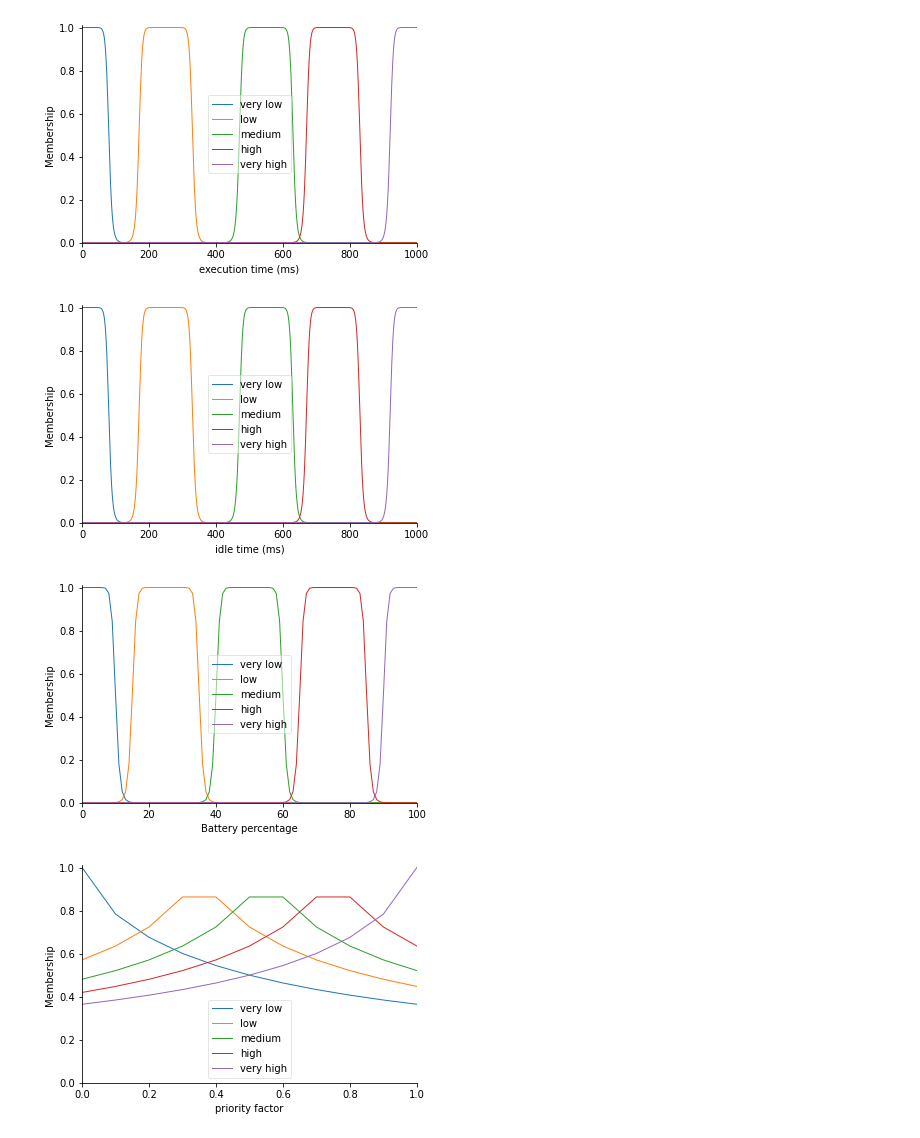
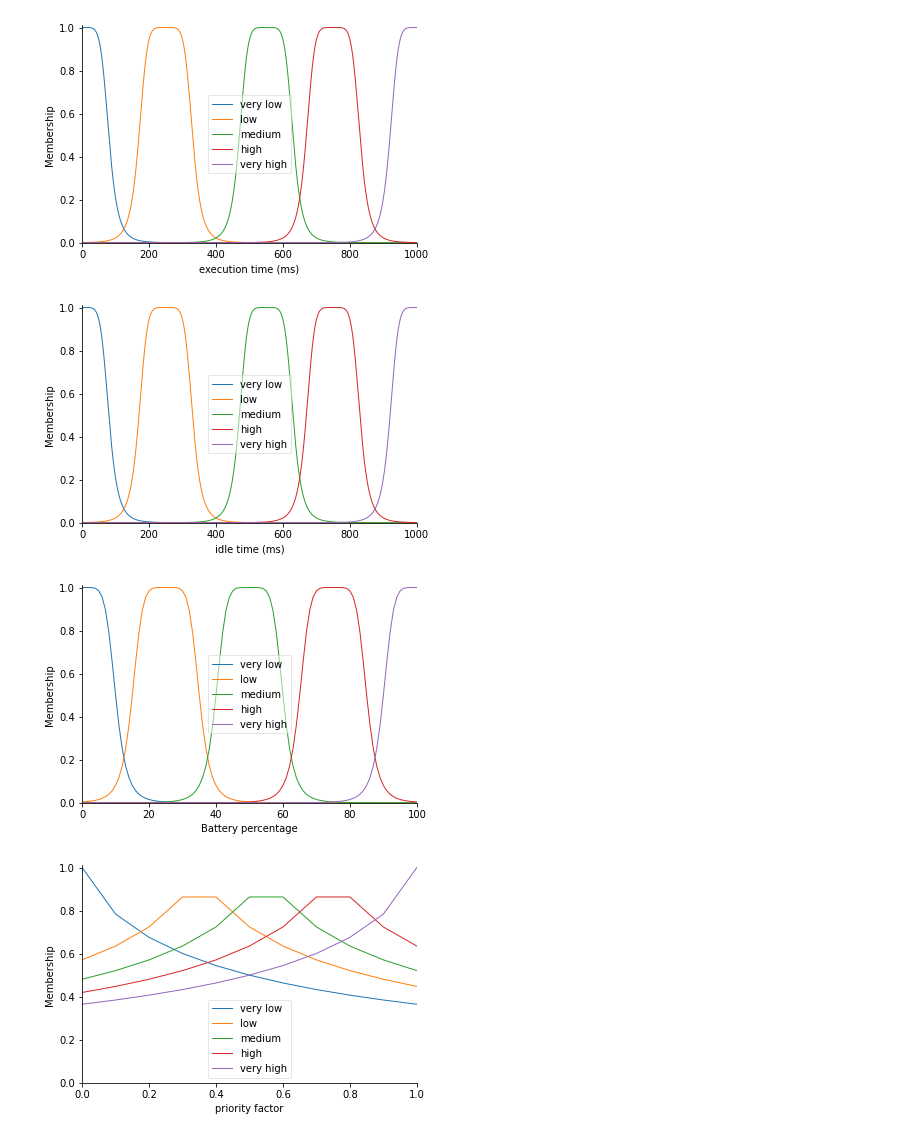
Before and after one commit to Tanuka-Mondal/Fuzzy, a Jupyter notebook: fuzzy_bell.ipynb, the cells around one changed output. Saved outputs shown, nothing was run; the diff lists cells and outputs as text; code cells hidden in the pictures.

```diff
--- a/fuzzy_bell.ipynb
+++ b/fuzzy_bell.ipynb
@@ -23,34 +23,34 @@ from skfuzzy import control as ctrl
 import matplotlib.pyplot as plt
 # %%
 ei = ctrl.Antecedent(np.arange(0,1001,1),'execution time (ms)') #mili second
-ei['very low'] = fuzzy.gbellmf(ei.universe,80,8,0)
-ei['low'] = fuzzy.gbellmf(ei.universe,80,8,250)
-ei['medium'] = fuzzy.gbellmf(ei.universe,80,8,550)
-ei['high'] = fuzzy.gbellmf(ei.universe,80,8,750)
-ei['very high'] = fuzzy.gbellmf(ei.universe,80,8,1000)
+ei['very low'] = fuzzy.gbellmf(ei.universe,80,3,0)
+ei['low'] = fuzzy.gbellmf(ei.universe,80,3,250)
+ei['medium'] = fuzzy.gbellmf(ei.universe,80,3,550)
+ei['high'] = fuzzy.gbellmf(ei.universe,80,3,750)
+ei['very high'] = fuzzy.gbellmf(ei.universe,80,3,1000)
 ei.view()
 # %% [output]
-[figure, old version]
+[figure, new version]
 # %%
 Ii = ctrl.Antecedent(np.arange(0,1001,1),'idle time (ms)')
-Ii['very low'] = fuzzy.gbellmf(Ii.universe,80,8,0)
-Ii['low'] = fuzzy.gbellmf(Ii.universe,80,8,250)
-Ii['medium'] = fuzzy.gbellmf(Ii.universe,80,8,550)
-Ii['high'] = fuzzy.gbellmf(Ii.universe,80,8,750)
-Ii['very high'] = fuzzy.gbellmf(Ii.universe,80,8,1000)
+Ii['very low'] = fuzzy.gbellmf(Ii.universe,80,3,0)
+Ii['low'] = fuzzy.gbellmf(Ii.universe,80,3,250)
+Ii['medium'] = fuzzy.gbellmf(Ii.universe,80,3,550)
+Ii['high'] = fuzzy.gbellmf(Ii.universe,80,3,750)
+Ii['very high'] = fuzzy.gbellmf(Ii.universe,80,3,1000)
 Ii.view()
 # %% [output]
-[figure, old version]
+[figure, new version]
 # %%
 bi = ctrl.Antecedent(np.arange(0,101,1),'Battery percentage')
-bi['very low'] = fuzzy.gbellmf(bi.universe,10,8,0)
-bi['low'] = fuzzy.gbellmf(bi.universe,10,8,25)
-bi['medium'] = fuzzy.gbellmf(bi.universe,10,8,50)
-bi['high'] = fuzzy.gbellmf(bi.universe,10,8,75)
-bi['very high'] = fuzzy.gbellmf(bi.universe,10,8,100)
+bi['very low'] = fuzzy.gbellmf(bi.universe,10,3,0)
+bi['low'] = fuzzy.gbellmf(bi.universe,10,3,25)
+bi['medium'] = fuzzy.gbellmf(bi.universe,10,3,50)
+bi['high'] = fuzzy.gbellmf(bi.universe,10,3,75)
+bi['very high'] = fuzzy.gbellmf(bi.universe,10,3,100)
 bi.view()
 # %% [output]
-[figure, old version]
+[figure, new version]
 # %%
 pi = ctrl.Antecedent(np.arange(0,1.1,0.1),'priority factor')
 pi['very low'] = fuzzy.gbellmf(pi.universe,0.5,0.4,0)
```
Also changed, not shown: parts of 9 cells of this notebook.
